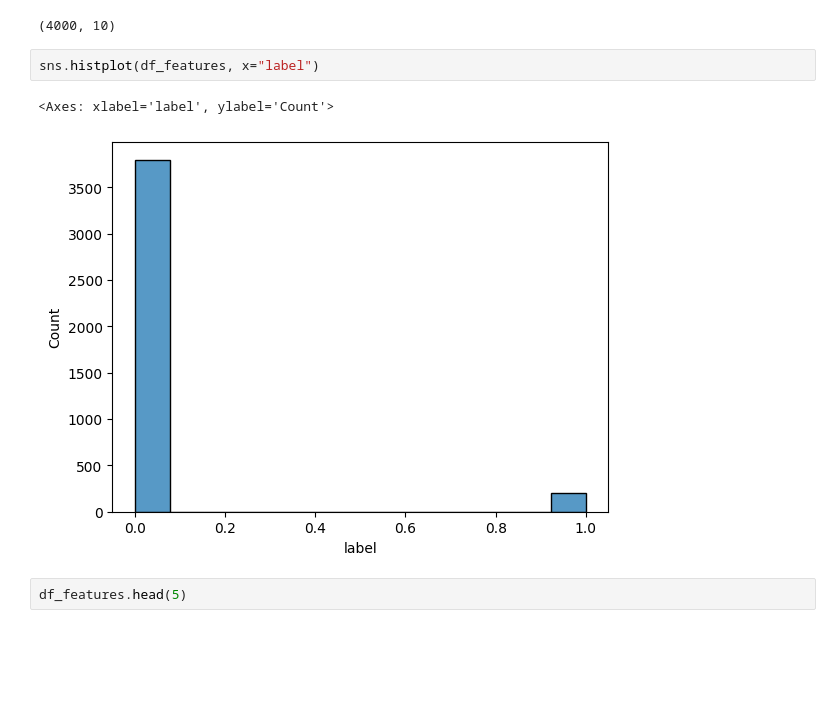
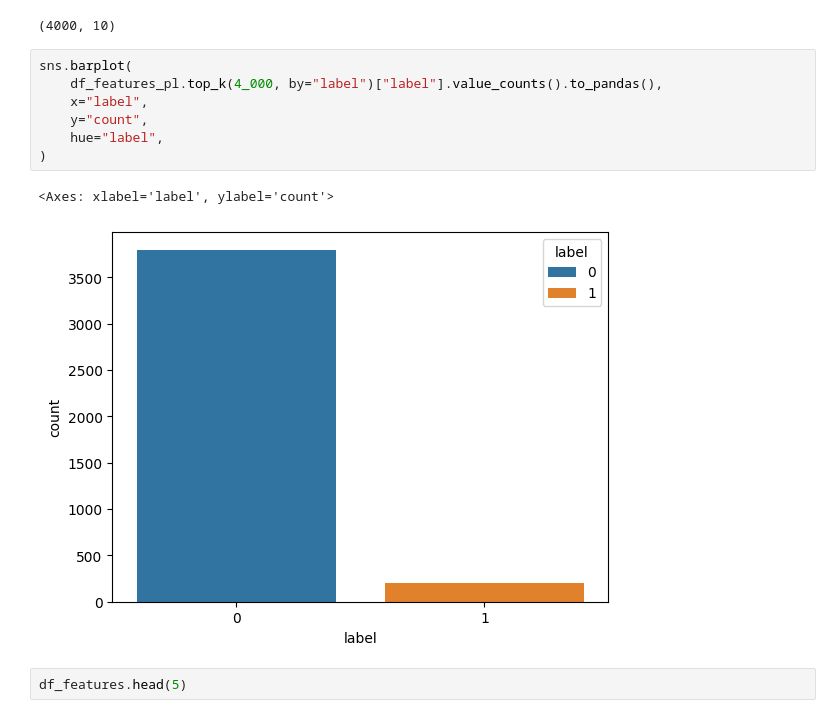
Before and after one commit to tbrekalo/tb-ram, a Jupyter notebook: scripts/notebooks/chain-eval.ipynb, the cells around one changed output. Drawn from its saved outputs; the diff is of its cells as text; blank space fills up the shorter version.

```diff
--- a/scripts/notebooks/chain-eval.ipynb
+++ b/scripts/notebooks/chain-eval.ipynb
@@ -87,11 +87,16 @@ df_features = df_features_pl.top_k(4_000, by="label").to_pandas()
 df_features.shape
 # %% [output]
 (4000, 10)
-# %%
-sns.histplot(df_features, x="label")
-# %% [output]
-<Axes: xlabel='label', ylabel='Count'>
-[figure, removed]
+# %%
+sns.barplot(
+    df_features_pl.top_k(4_000, by="label")["label"].value_counts().to_pandas(),
+    x="label",
+    y="count",
+    hue="label",
+)
+# %% [output]
+<Axes: xlabel='label', ylabel='count'>
+[figure, added]
 # %%
 df_features.head(5)
 # %% [output]
```
Also changed, not shown: parts of 3 cells of this notebook, 4 other files.
